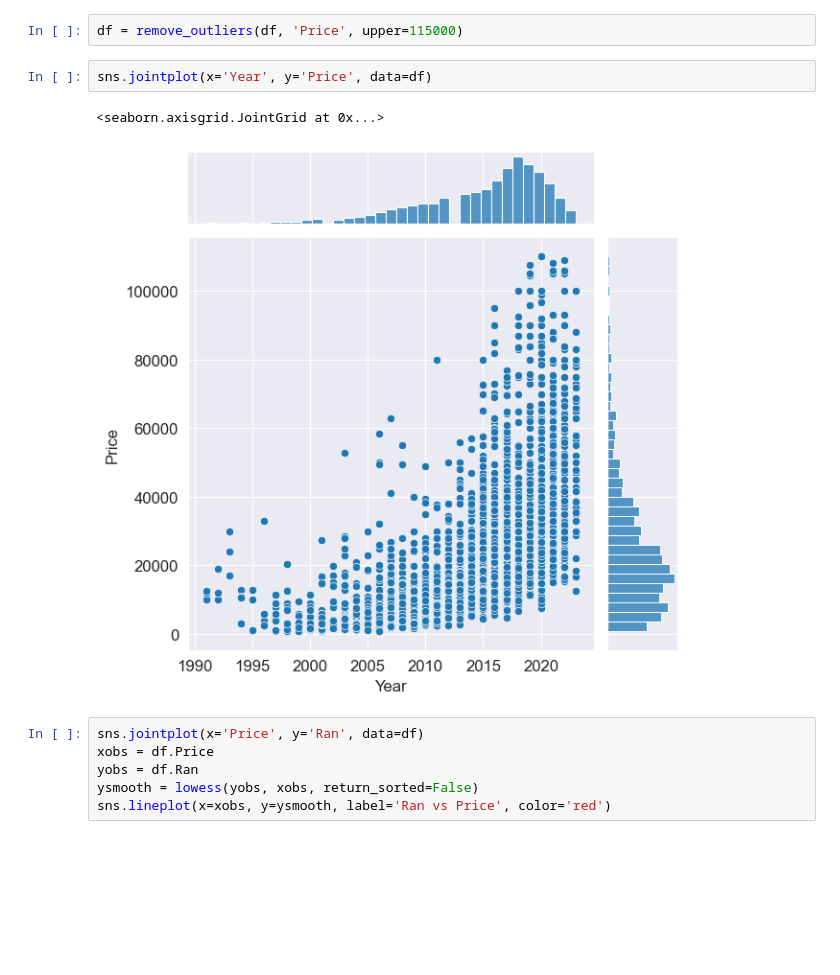
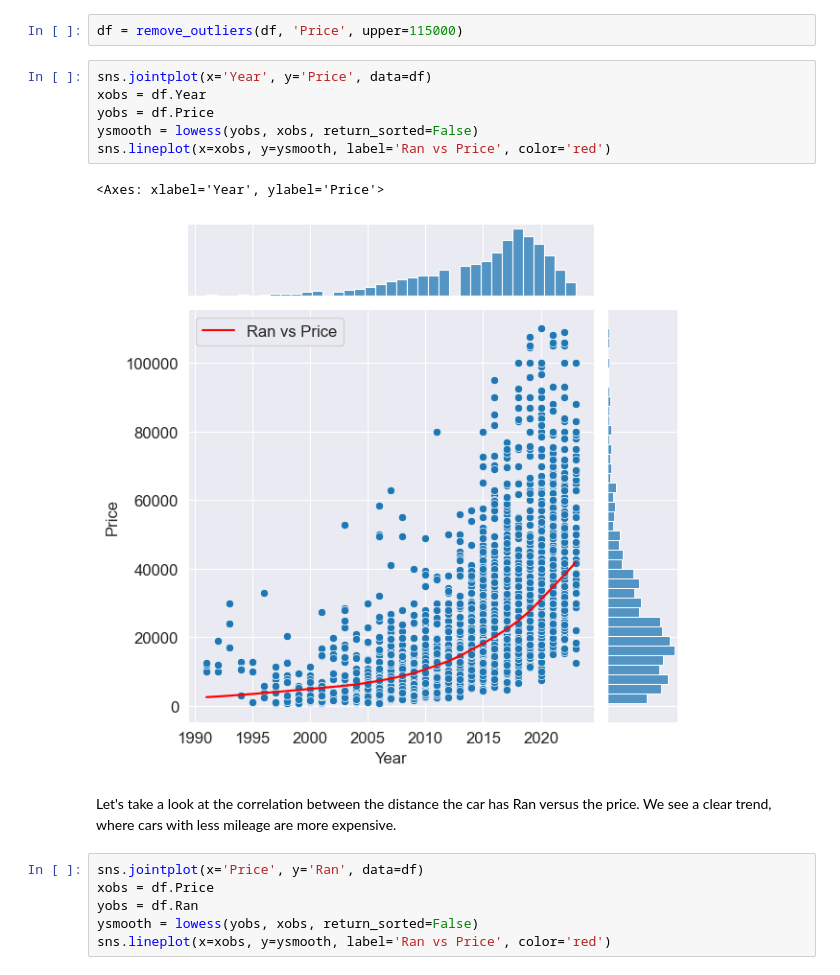
Before and after one commit to pasicdino/carmadness, a Jupyter notebook: main.ipynb, the cells around one changed output. Drawn from its saved outputs; the diff is of its cells as text; blank space fills up the shorter version.

```diff
--- a/main.ipynb
+++ b/main.ipynb
@@ -292,11 +352,17 @@ df[df.Price>=115000]
 df = df[(df.Year>=2000) | (df.Price<=60000)]
 # %%
 df = remove_outliers(df, 'Price', upper=115000)
-# %%
-sns.jointplot(x='Year', y='Price', data=df)
-# %% [output]
-<seaborn.axisgrid.JointGrid at 0x...>
-[figure, removed]
+# %%
+sns.jointplot(x='Year', y='Price', data=df)
+xobs = df.Year
+yobs = df.Price
+ysmooth = lowess(yobs, xobs, return_sorted=False)
+sns.lineplot(x=xobs, y=ysmooth, label='Ran vs Price', color='red')
+# %% [output]
+<Axes: xlabel='Year', ylabel='Price'>
+[figure, added]
+# %% [markdown]
+Let's take a look at the correlation between the distance the car has Ran versus the price. We see a clear trend, where cars with less mileage are more expensive.
 # %%
 sns.jointplot(x='Price', y='Ran', data=df)
 xobs = df.Price
```
Also changed, not shown: parts of 29 cells of this notebook, 1 other file.
